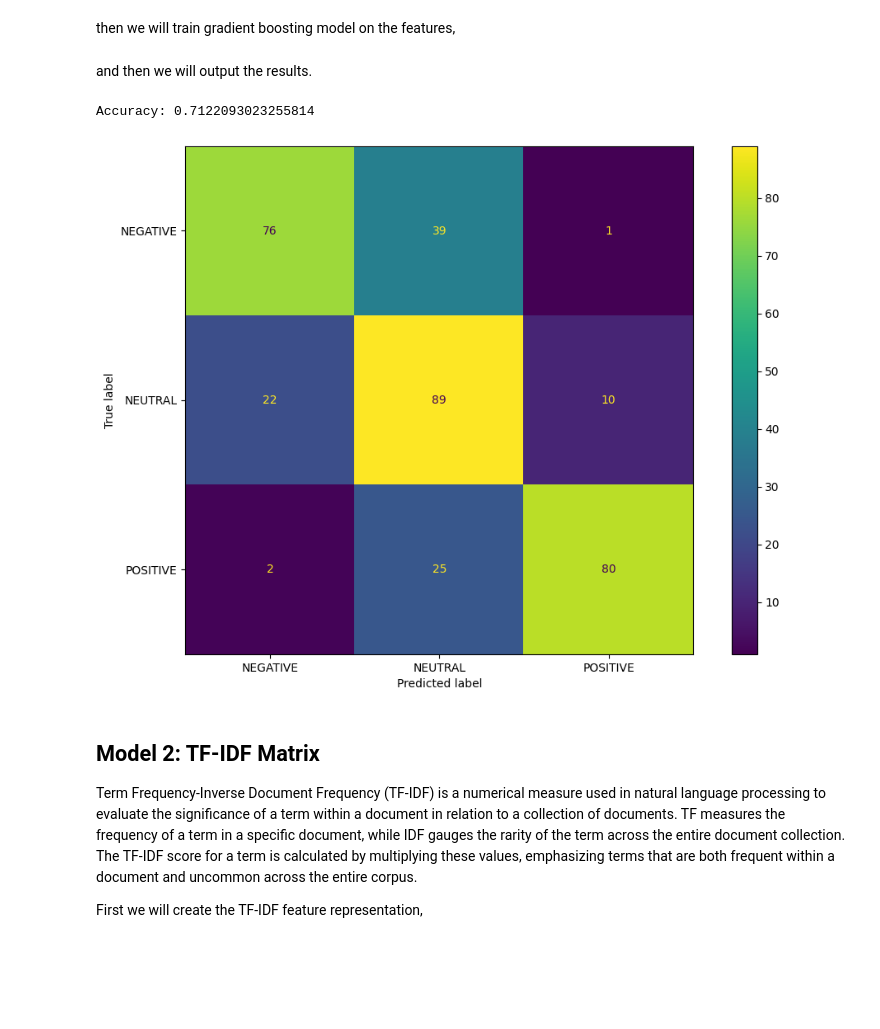
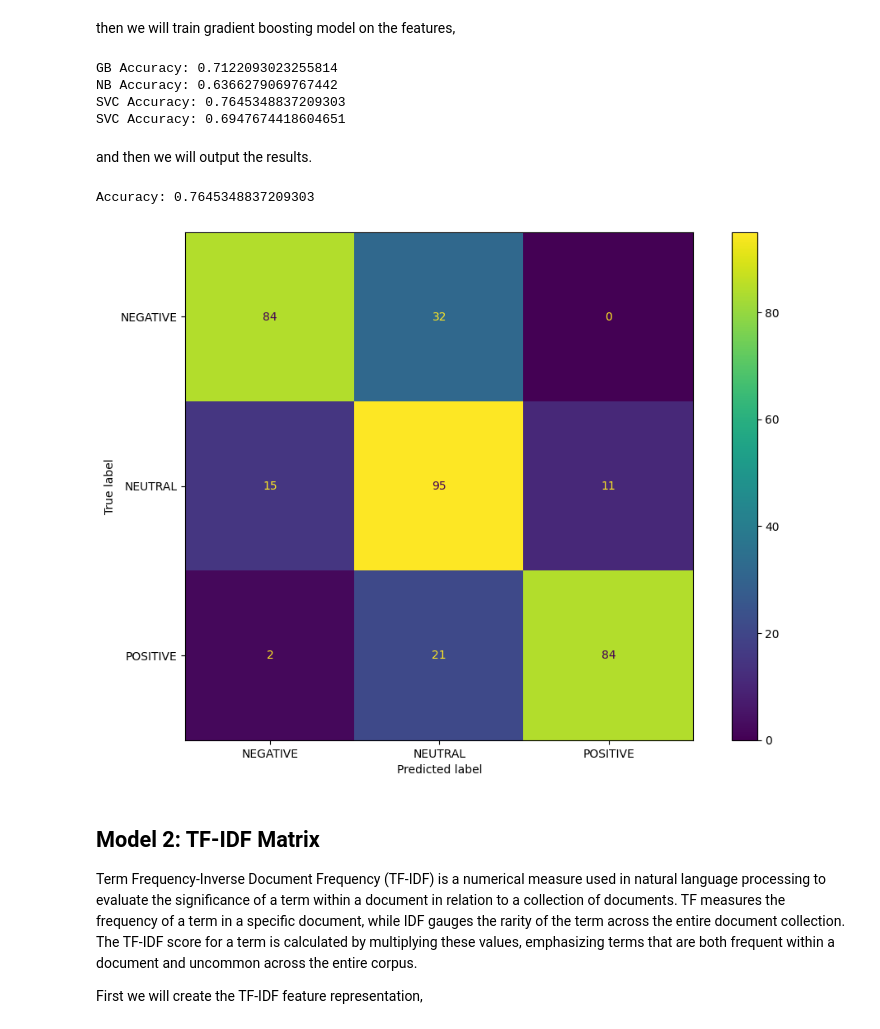
Before and after one commit to TJMazerolle/NLPFinalProject, a Jupyter notebook: NLPSentimentAnalysis.ipynb, the cells around one changed output. Cells and saved outputs as stored; diff of their text form; code cells hidden in the pictures; blank space fills up the shorter version.

```diff
--- a/NLPSentimentAnalysis.ipynb
+++ b/NLPSentimentAnalysis.ipynb
@@ -127,16 +131,41 @@ y_pred_bow = clf_bow.predict(X_test_bow)
+# %%
+clf_bow = GradientBoostingClassifier(random_state = rand)
+clf_bow.fit(X_train_bow, y_train)
+y_pred_gb_bow = clf_bow.predict(X_test_bow)
+print("GB Accuracy:", accuracy_score(y_test, y_pred_gb_bow))
+
+nb_classifier_bow = MultinomialNB()
+nb_classifier_bow.fit(X_train_bow, y_train)
+y_pred_nb_bow = nb_classifier_bow.predict(X_test_bow)
+print("NB Accuracy:", accuracy_score(y_test, y_pred_nb_bow))
+
+svm_classifier_bow = SVC(C=1000)
+svm_classifier_bow.fit(X_train_bow, y_train)
+y_pred_svm_bow = svm_classifier_bow.predict(X_test_bow)
+print("SVC Accuracy:", accuracy_score(y_test, y_pred_svm_bow))
+
+rf_classifier_bow = RandomForestClassifier()
+rf_classifier_bow.fit(X_train_bow, y_train)
+y_pred_rf_bow = rf_classifier_bow.predict(X_test_bow)
+print("SVC Accuracy:", accuracy_score(y_test, y_pred_rf_bow))
+# %% [output]
+GB Accuracy: 0.7122093023255814
+NB Accuracy: 0.6366279069767442
+SVC Accuracy: 0.7645348837209303
+SVC Accuracy: 0.6947674418604651
 # %% [markdown]
 and then we will output the results.
 # %%
 class_names = ["NEGATIVE", "NEUTRAL", "POSITIVE"] # hard-coding for now since list(set(y_test)) puts names in wrong order for use in ConfusionMatrixDisplay()
-accuracy_bow = accuracy_score(y_test, y_pred_bow)
+accuracy_bow = accuracy_score(y_test, y_pred_svm_bow)
 print(f"Accuracy: {accuracy_bow}")
 
 fig, ax = plt.subplots(figsize=(12,8))
-conf_mat_bow = confusion_matrix(y_test, y_pred_bow)
+conf_mat_bow = confusion_matrix(y_test, y_pred_svm_bow)
 ConfusionMatrixDisplay(conf_mat_bow, display_labels = class_names).plot(ax = ax);
 # %% [output]
-Accuracy: 0.7122093023255814
+Accuracy: 0.7645348837209303
-[figure, old version]
+[figure, new version]
 # %% [markdown]
 ## Model 2: TF-IDF Matrix
 
```
Also changed, not shown: parts of 23 cells of this notebook.
